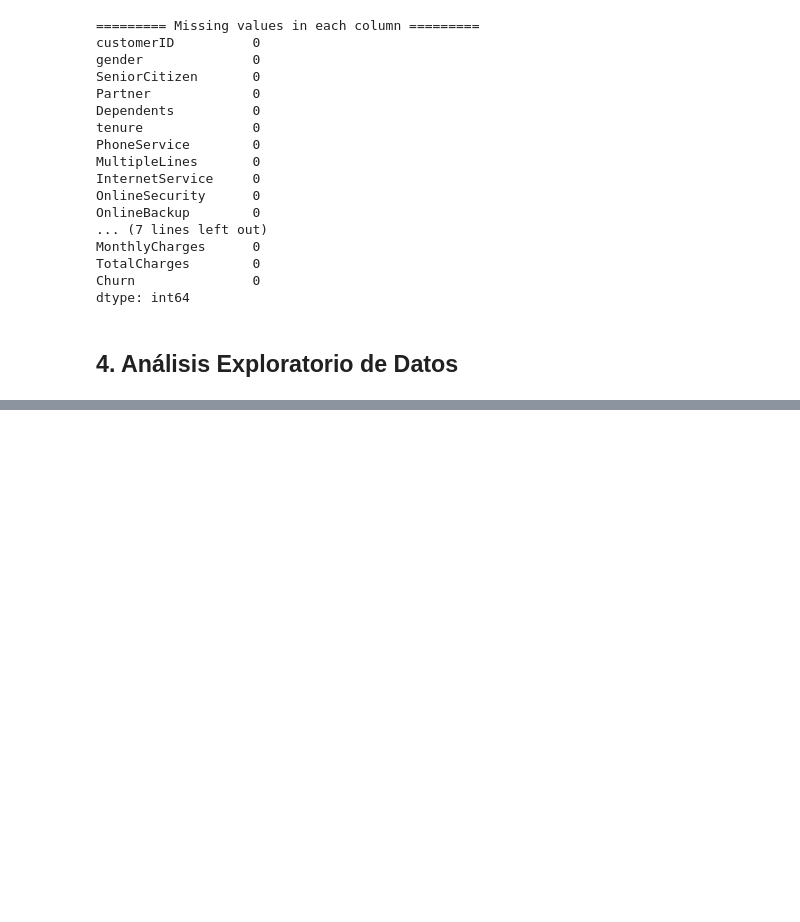
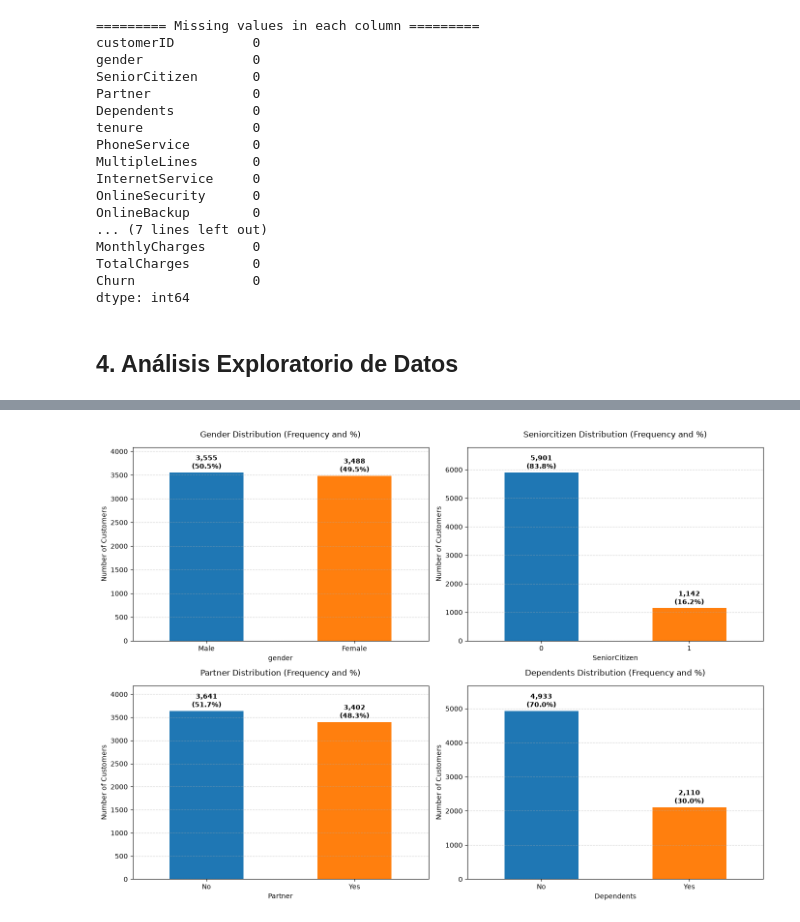
Before and after one commit to josue-rdgzcb/customer-churn-prediction-and-segmentation, a Jupyter notebook: notebooks/01_data_exploration.ipynb, the cells around one changed output, grey strips where cells are left out. Saved outputs shown, nothing was run; the diff lists cells and outputs as text; code cells hidden in the pictures; blank space fills up the shorter version.

```diff
--- a/notebooks/01_data_exploration.ipynb
+++ b/notebooks/01_data_exploration.ipynb
@@ -205,0 +311,8 @@ Los hallazgos obtenidos durante esta etapa servirán como base para la selecció
+# %%
+# Define the list of customer demographic features to analyze
+demographic_features = ["gender", "SeniorCitizen", "Partner", "Dependents"]
+
+# Plot distributions for the demographic features
+plot_categorical_distributions(df, demographic_features)
+# %% [output]
+[figure, added]
```
Also changed, not shown: parts of 17 cells of this notebook.
